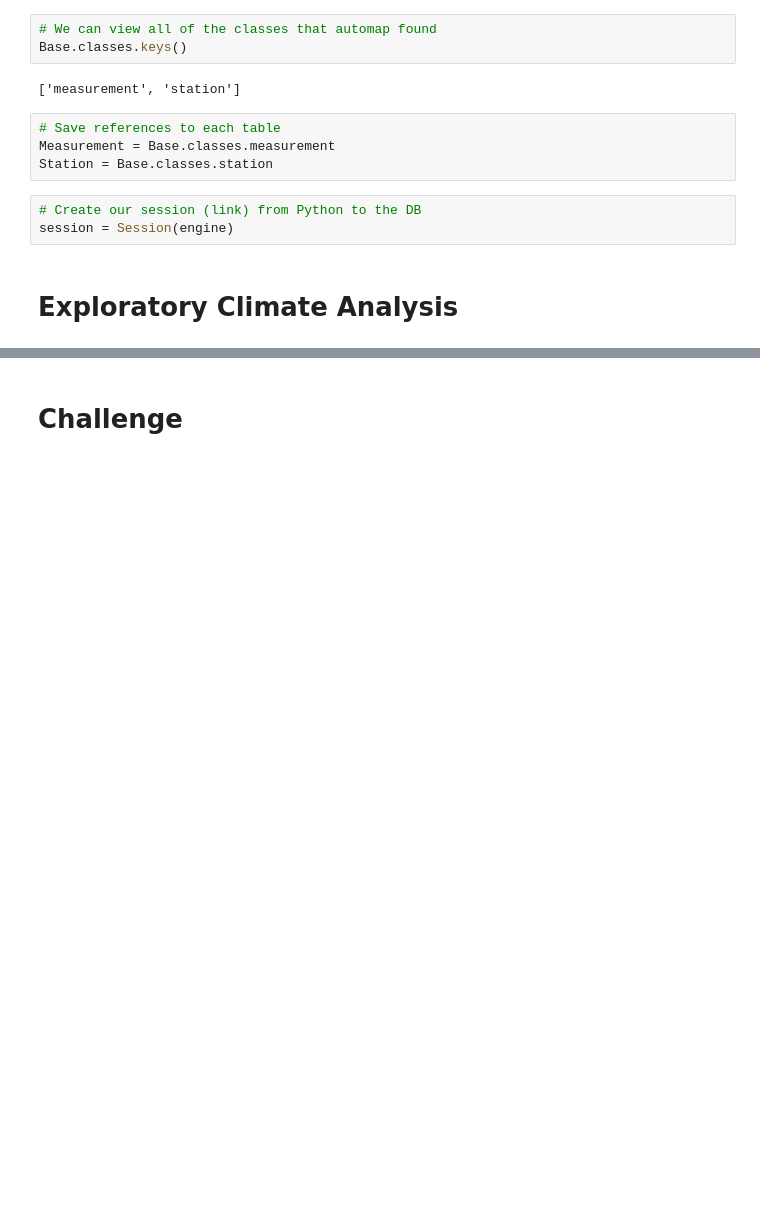
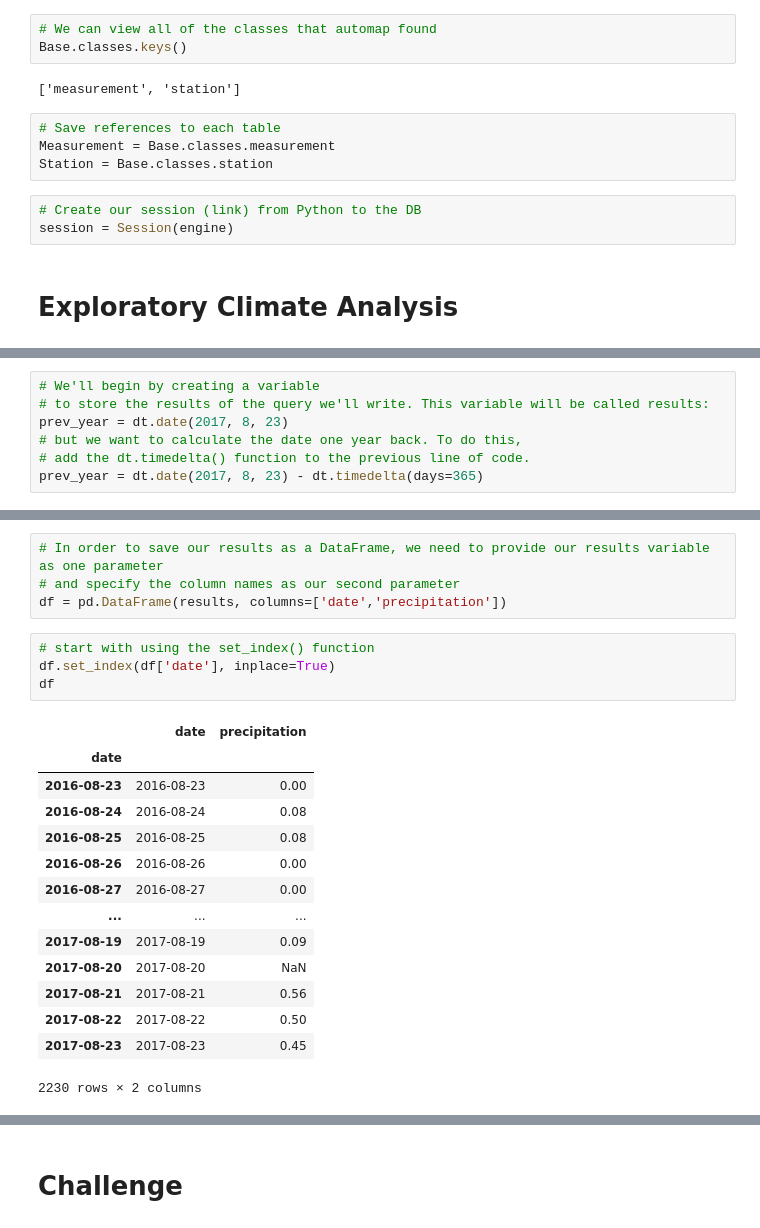
Before and after one commit to BaileeRice/surfs_up, a Jupyter notebook: climate_analysis.ipynb, the cells around one changed output, grey strips where cells are left out. Drawn from its saved outputs; the diff is of its cells as text; blank space fills up the shorter version.

```diff
--- a/climate_analysis.ipynb
+++ b/climate_analysis.ipynb
@@ -67,0 +39,7 @@ session = Session(engine)
+# %%
+# We'll begin by creating a variable
+# to store the results of the query we'll write. This variable will be called results:
+prev_year = dt.date(2017, 8, 23)
+# but we want to calculate the date one year back. To do this,
+# add the dt.timedelta() function to the previous line of code.
+prev_year = dt.date(2017, 8, 23) - dt.timedelta(days=365)
@@ -67,0 +60,23 @@ session = Session(engine)
+# %%
+# In order to save our results as a DataFrame, we need to provide our results variable as one parameter
+# and specify the column names as our second parameter
+df = pd.DataFrame(results, columns=['date','precipitation'])
+# %%
+# start with using the set_index() function
+df.set_index(df['date'], inplace=True)
+df
+# %% [output]
+|  | date | precipitation |
+| date |  |  |
+| 2016-08-23 | 2016-08-23 | 0.00 |
+| 2016-08-24 | 2016-08-24 | 0.08 |
+| 2016-08-25 | 2016-08-25 | 0.08 |
+| 2016-08-26 | 2016-08-26 | 0.00 |
+| 2016-08-27 | 2016-08-27 | 0.00 |
+| ... | ... | ... |
+| 2017-08-19 | 2017-08-19 | 0.09 |
+| 2017-08-20 | 2017-08-20 | NaN |
+| 2017-08-21 | 2017-08-21 | 0.56 |
+| 2017-08-22 | 2017-08-22 | 0.50 |
+| 2017-08-23 | 2017-08-23 | 0.45 |
+2230 rows × 2 columns
```
Also changed, not shown: parts of 32 cells of this notebook.
